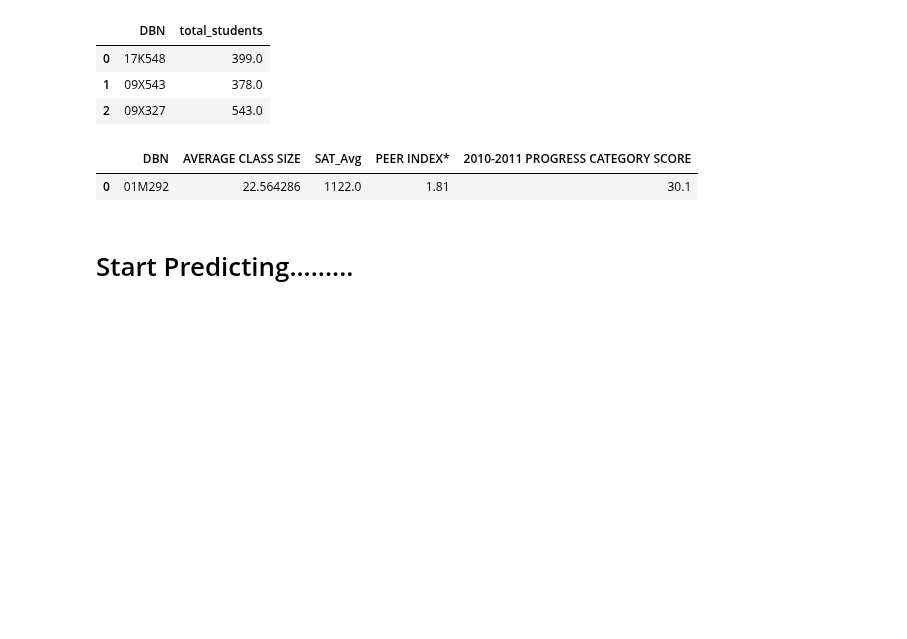
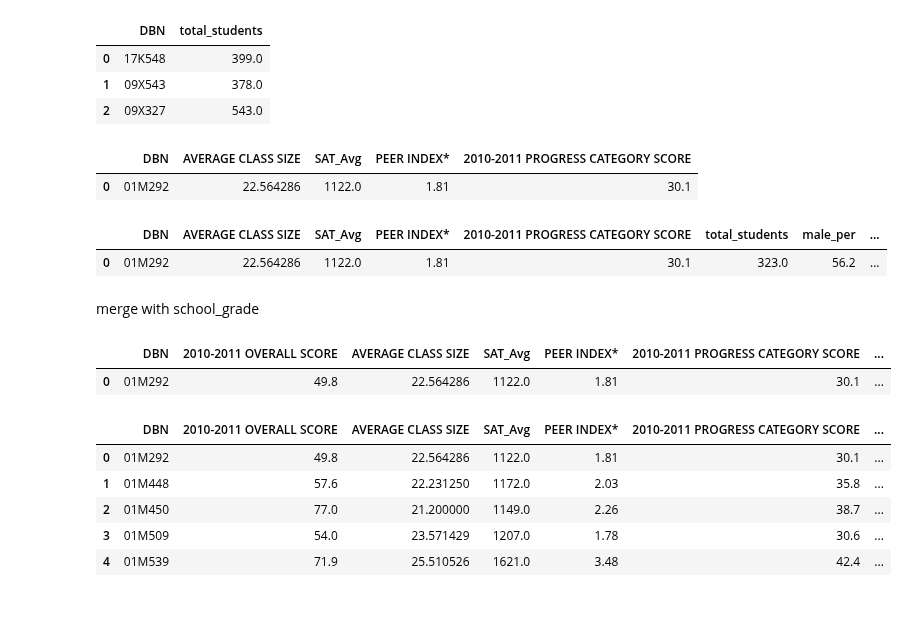
Before and after one commit to ckyko/CSC59970Project, a Jupyter notebook: NYC_high_school_Q2.ipynb, the cells around one changed output. Saved outputs shown, nothing was run; the diff lists cells and outputs as text; code cells hidden in the pictures; blank space fills up the shorter version.

```diff
--- a/NYC_high_school_Q2.ipynb
+++ b/NYC_high_school_Q2.ipynb
@@ -339,2 +353,35 @@ sat_size_peer.head(1)
+# %%
+sat_size_peer_students_demographics = pd.merge(sat_size_peer_students, demographic, how='inner', on='DBN')
+# %%
+sat_size_peer_students_demographics.head(1)
+# %% [output]
+|  | DBN | AVERAGE CLASS SIZE | SAT_Avg | PEER INDEX* | 2010-2011 PROGRESS CATEGORY SCORE | total_students | male_per | ... |
+| 0 | 01M292 | 22.564286 | 1122.0 | 1.81 | 30.1 | 323.0 | 56.2 | ... |
+# %% [markdown]
+merge with school_grade
+# %%
+sat_size_peer_students_demographic_grade = pd.merge(school_grade_required, sat_size_peer_students_demographics, how='inner', on='DBN')
+# %%
+sat_size_peer_students_demographic_grade.head(1)
+# %% [output]
+|  | DBN | 2010-2011 OVERALL SCORE | AVERAGE CLASS SIZE | SAT_Avg | PEER INDEX* | 2010-2011 PROGRESS CATEGORY SCORE | ... |
+| 0 | 01M292 | 49.8 | 22.564286 | 1122.0 | 1.81 | 30.1 | ... |
+# %%
+grade_dict = {'A': 1,
+              'B': 2,
+              'C': 3,
+              'D': 4,
+              'F': 5,}
+# %%
+grade_number = sat_size_peer_students_demographic_grade.replace(to_replace={'2010-2011 OVERALL GRADE': grade_dict})
+# %%
+grade_number.head()
+# %% [output]
+|  | DBN | 2010-2011 OVERALL SCORE | AVERAGE CLASS SIZE | SAT_Avg | PEER INDEX* | 2010-2011 PROGRESS CATEGORY SCORE | ... |
+| 0 | 01M292 | 49.8 | 22.564286 | 1122.0 | 1.81 | 30.1 | ... |
+| 1 | 01M448 | 57.6 | 22.231250 | 1172.0 | 2.03 | 35.8 | ... |
+| 2 | 01M450 | 77.0 | 21.200000 | 1149.0 | 2.26 | 38.7 | ... |
+| 3 | 01M509 | 54.0 | 23.571429 | 1207.0 | 1.78 | 30.6 | ... |
+| 4 | 01M539 | 71.9 | 25.510526 | 1621.0 | 3.48 | 42.4 | ... |
 # %% [markdown]
-# Start Predicting.........
+#
```
Also changed, not shown: parts of 8 cells of this notebook.
